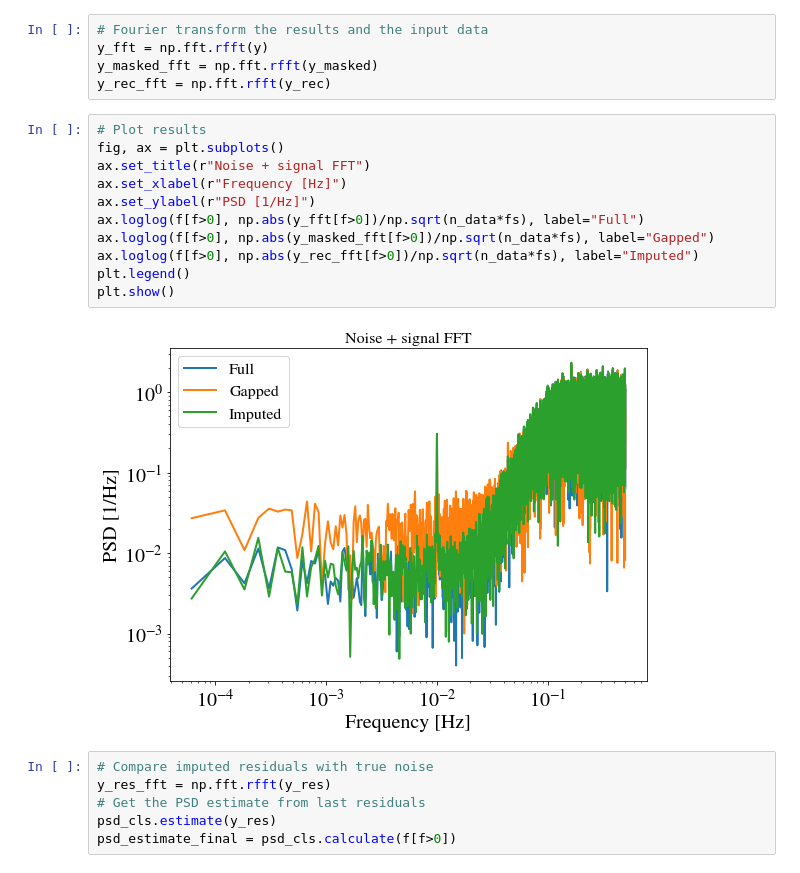
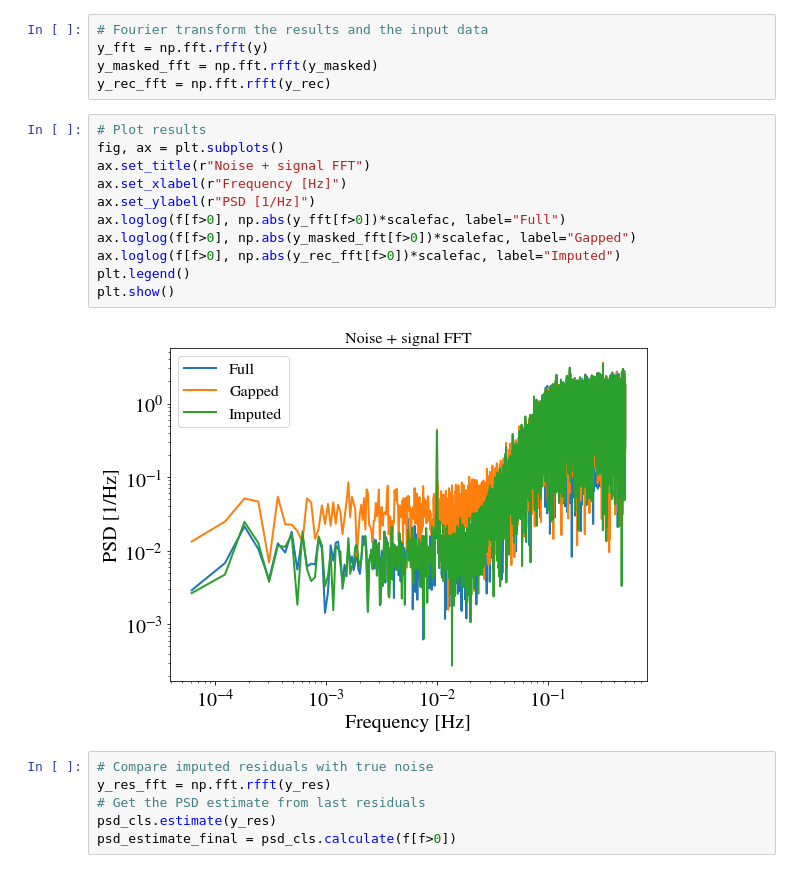
Before and after one commit to qbaghi/bayesdawn, a Jupyter notebook: notebooks/imputation_tutorial_psd_estimator.ipynb, the cells around one changed output. Cells and saved outputs as stored; diff of their text form.

```diff
--- a/notebooks/imputation_tutorial_psd_estimator.ipynb
+++ b/notebooks/imputation_tutorial_psd_estimator.ipynb
@@ -177,16 +178,16 @@ y_rec_fft = np.fft.rfft(y_rec)
 # %%
 # Plot results
 fig, ax = plt.subplots()
 ax.set_title(r"Noise + signal FFT")
 ax.set_xlabel(r"Frequency [Hz]")
 ax.set_ylabel(r"PSD [1/Hz]")
-ax.loglog(f[f>0], np.abs(y_fft[f>0])/np.sqrt(n_data*fs), label="Full")
-ax.loglog(f[f>0], np.abs(y_masked_fft[f>0])/np.sqrt(n_data*fs), label="Gapped")
-ax.loglog(f[f>0], np.abs(y_rec_fft[f>0])/np.sqrt(n_data*fs), label="Imputed")
+ax.loglog(f[f>0], np.abs(y_fft[f>0])*scalefac, label="Full")
+ax.loglog(f[f>0], np.abs(y_masked_fft[f>0])*scalefac, label="Gapped")
+ax.loglog(f[f>0], np.abs(y_rec_fft[f>0])*scalefac, label="Imputed")
 plt.legend()
 plt.show()
 # %% [output]
-[figure, old version]
+[figure, new version]
 # %%
 # Compare imputed residuals with true noise
 y_res_fft = np.fft.rfft(y_res)
```
Also changed, not shown: parts of 4 cells of this notebook, 1 other file.
